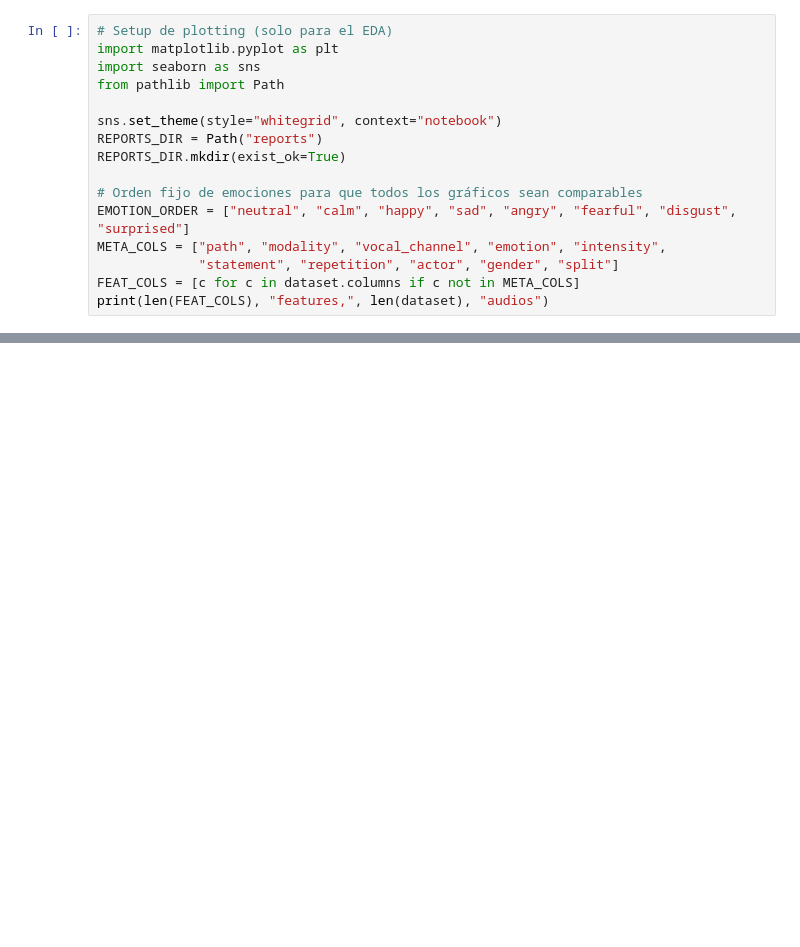
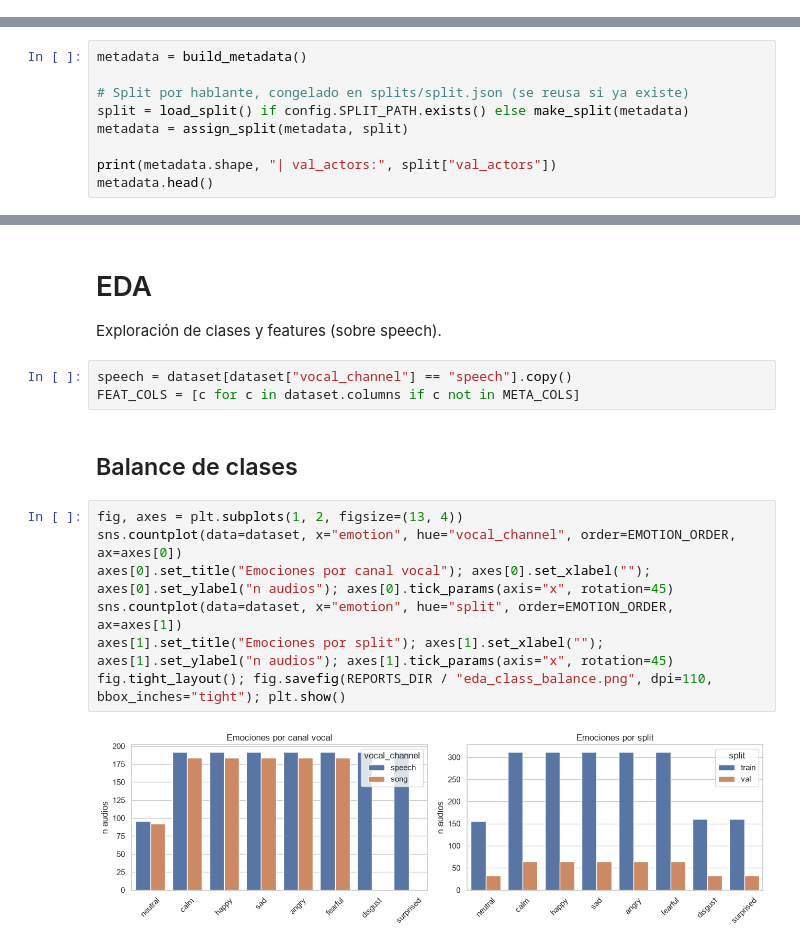
Before and after one commit to BautyGarcia/Gobbie, a Jupyter notebook: notebooks/main.ipynb, the cells around one changed output, grey strips where cells are left out. Saved outputs shown, nothing was run; the diff lists cells and outputs as text; blank space fills up the shorter version.

```diff
--- a/notebooks/main.ipynb
+++ b/notebooks/main.ipynb
@@ -126,16 +0,0 @@ emociones y las señales espurias (género/intensidad/actor) que el modelo no de
-# %%
-# Setup de plotting (solo para el EDA)
-import matplotlib.pyplot as plt
-import seaborn as sns
-from pathlib import Path
-
-sns.set_theme(style="whitegrid", context="notebook")
-REPORTS_DIR = Path("reports")
-REPORTS_DIR.mkdir(exist_ok=True)
-
-# Orden fijo de emociones para que todos los gráficos sean comparables
-EMOTION_ORDER = ["neutral", "calm", "happy", "sad", "angry", "fearful", "disgust", "surprised"]
-META_COLS = ["path", "modality", "vocal_channel", "emotion", "intensity",
-             "statement", "repetition", "actor", "gender", "split"]
-FEAT_COLS = [c for c in dataset.columns if c not in META_COLS]
-print(len(FEAT_COLS), "features,", len(dataset), "audios")
@@ -355,0 +41,9 @@ plt.show()
+# %%
+metadata = build_metadata()
+
+# Split por hablante, congelado en splits/split.json (se reusa si ya existe)
+split = load_split() if config.SPLIT_PATH.exists() else make_split(metadata)
+metadata = assign_split(metadata, split)
+
+print(metadata.shape, "| val_actors:", split["val_actors"])
+metadata.head()
@@ -355,0 +95,18 @@ plt.show()
+# %% [markdown]
+# EDA
+
+Exploración de clases y features (sobre speech).
+# %%
+speech = dataset[dataset["vocal_channel"] == "speech"].copy()
+FEAT_COLS = [c for c in dataset.columns if c not in META_COLS]
+# %% [markdown]
+## Balance de clases
+# %%
+fig, axes = plt.subplots(1, 2, figsize=(13, 4))
+sns.countplot(data=dataset, x="emotion", hue="vocal_channel", order=EMOTION_ORDER, ax=axes[0])
+axes[0].set_title("Emociones por canal vocal"); axes[0].set_xlabel(""); axes[0].set_ylabel("n audios"); axes[0].tick_params(axis="x", rotation=45)
+sns.countplot(data=dataset, x="emotion", hue="split", order=EMOTION_ORDER, ax=axes[1])
+axes[1].set_title("Emociones por split"); axes[1].set_xlabel(""); axes[1].set_ylabel("n audios"); axes[1].tick_params(axis="x", rotation=45)
+fig.tight_layout(); fig.savefig(REPORTS_DIR / "eda_class_balance.png", dpi=110, bbox_inches="tight"); plt.show()
+# %% [output]
+[figure, added]
```
Also changed, not shown: parts of 47 cells of this notebook, 4 other files.
